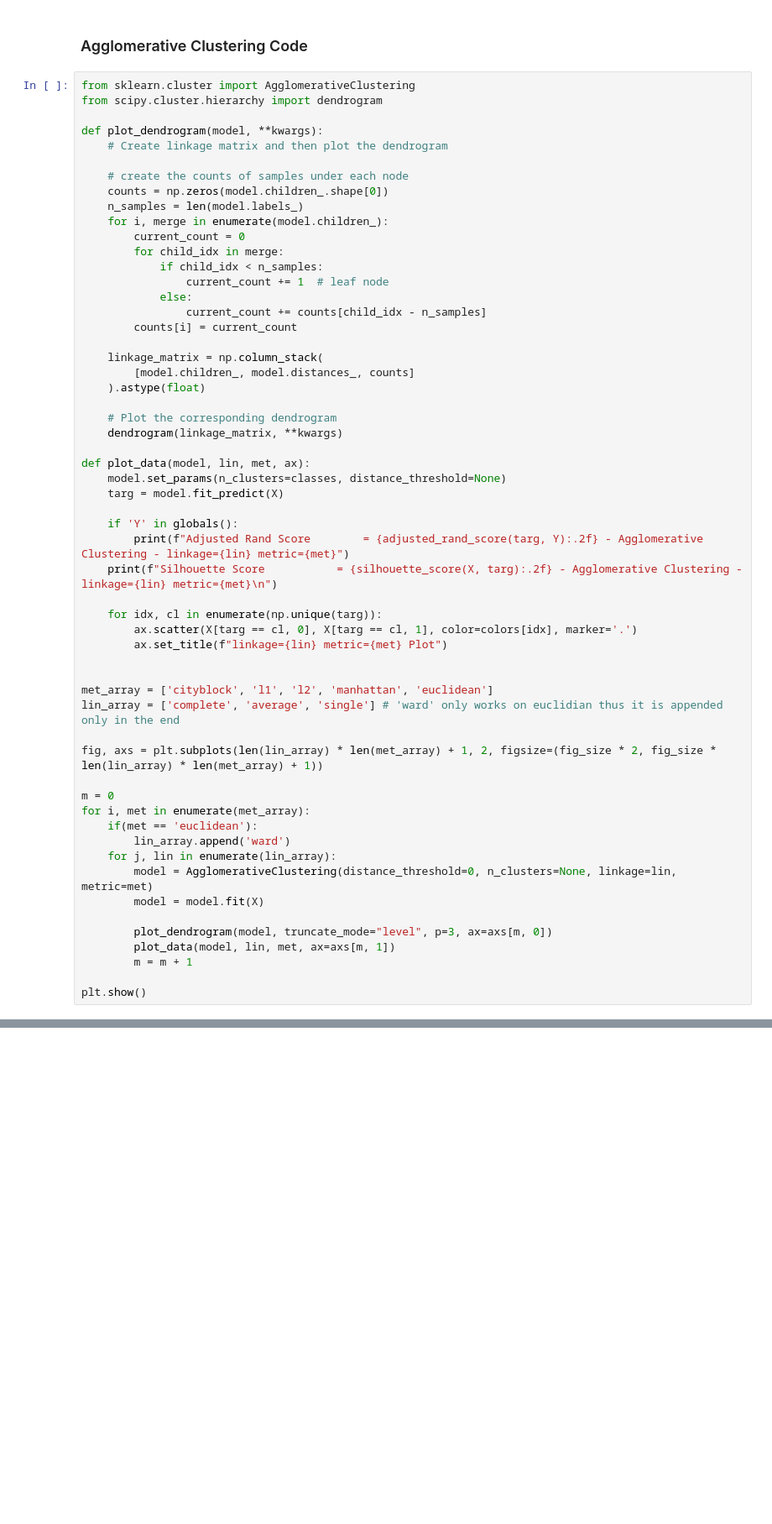
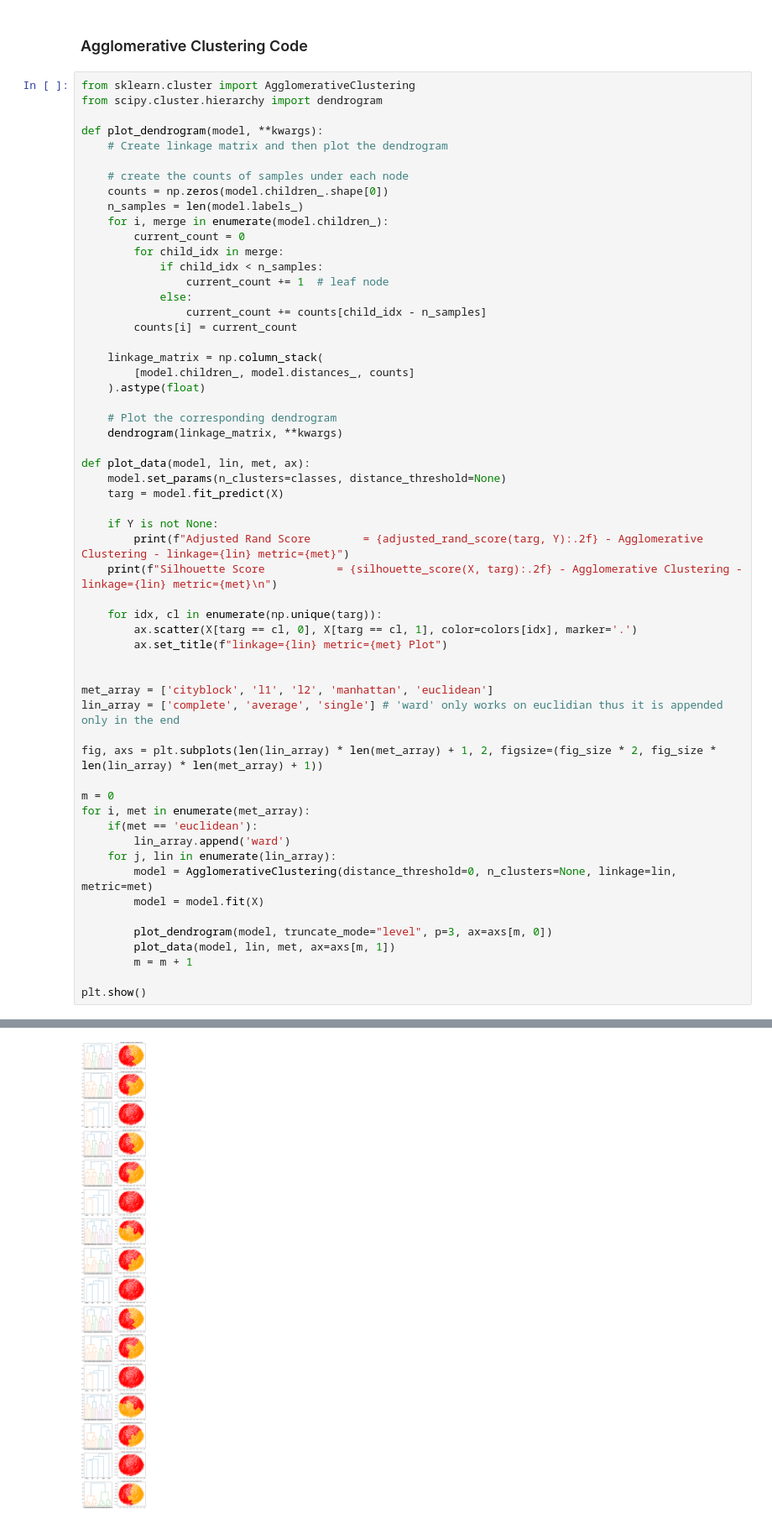
Before and after one commit to jaytejada2010/Clustering_Report, a Jupyter notebook: is_demo.ipynb, the cells around one changed output, grey strips where cells are left out. Shown at 84% size. Drawn from its saved outputs; the diff is of its cells as text; blank space fills up the shorter version.

```diff
--- a/is_demo.ipynb
+++ b/is_demo.ipynb
@@ -363,7 +404,7 @@ def plot_data(model, lin, met, ax):
     model.set_params(n_clusters=classes, distance_threshold=None)
     targ = model.fit_predict(X)
 
-    if 'Y' in globals():
+    if Y is not None:
         print(f"Adjusted Rand Score        = {adjusted_rand_score(targ, Y):.2f} - Agglomerative Clustering - linkage={lin} metric={met}")
     print(f"Silhouette Score           = {silhouette_score(X, targ):.2f} - Agglomerative Clustering - linkage={lin} metric={met}\n")
 
@@ -390,3 +431,4 @@ for i, met in enumerate(met_array):
         m = m + 1
 
 plt.show()
+# %% [output]
@@ -393,3 +452,4 @@ plt.show()
+[figure, added]
 # %% [markdown]
 ## References
 
```
Also changed, not shown: parts of 7 cells of this notebook, 4 other files.
